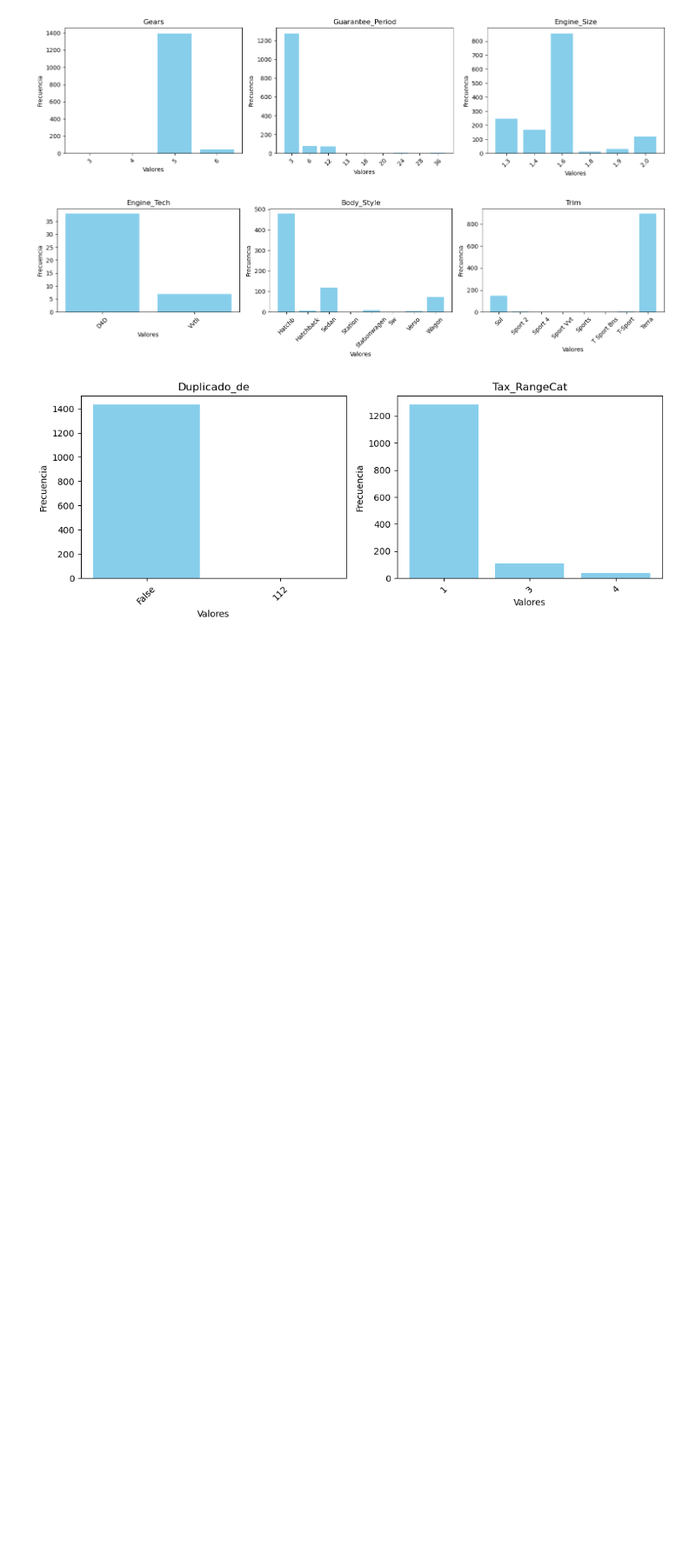
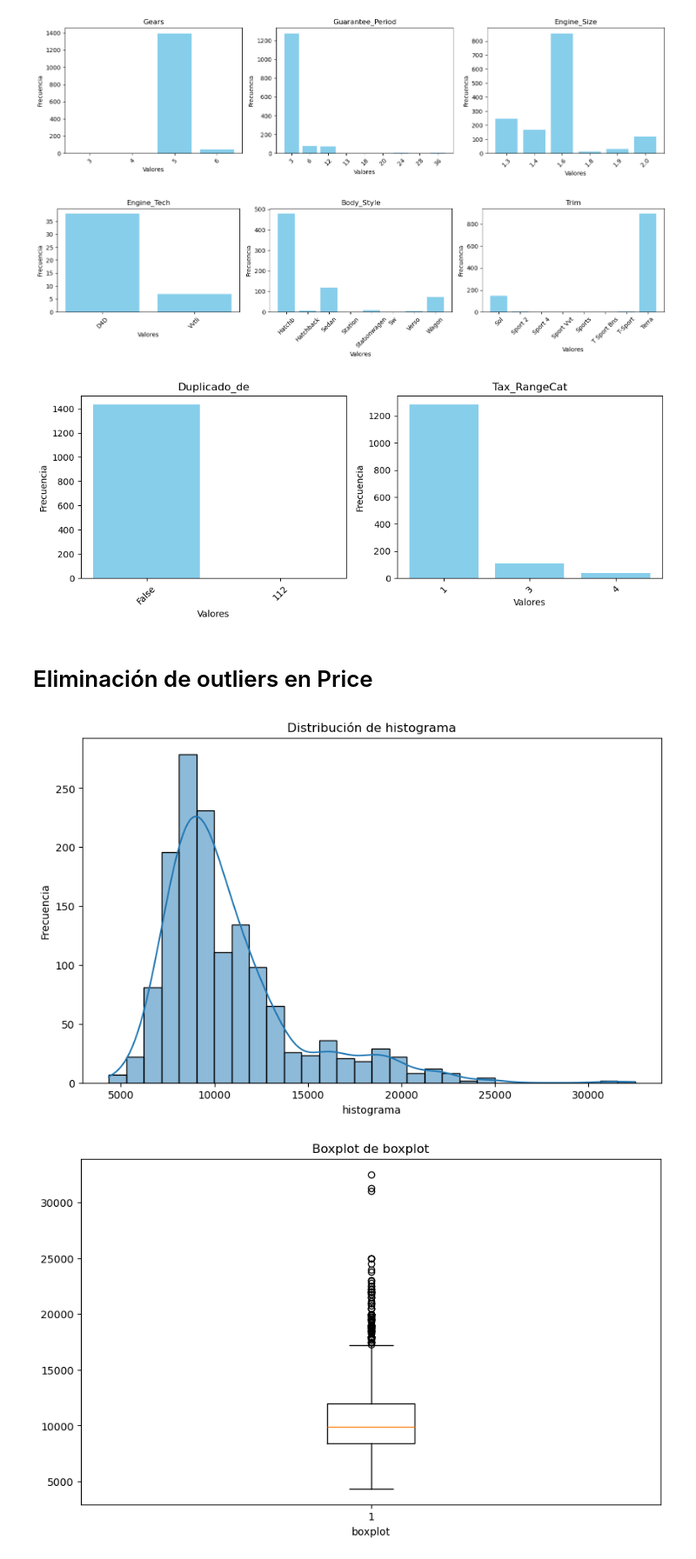
Before and after one commit to alvarotoledo01/parcial_toyotaCorolla, a Jupyter notebook: notebookD.ipynb, the cells around one changed output. Shown at 87% size. Saved outputs shown, nothing was run; the diff lists cells and outputs as text; code cells hidden in the pictures; blank space fills up the shorter version.

```diff
--- a/notebookD.ipynb
+++ b/notebookD.ipynb
@@ -612,3 +628,13 @@ bar_por_lotes(df_toyota_enteras,3)
 [figure]
 [figure]
 [figure]
+# %% [markdown]
+# Eliminación de outliers en Price
+# %%
+# Eliminacion de outliers y/o Transformacion para varibles continuas
+
+histogram(df_toyota_continuas['Price'])
+boxplot(df_toyota_continuas['Price'])
+# %% [output]
+[figure, added]
+[figure, added]
```
Also changed, not shown: parts of 20 cells of this notebook.
